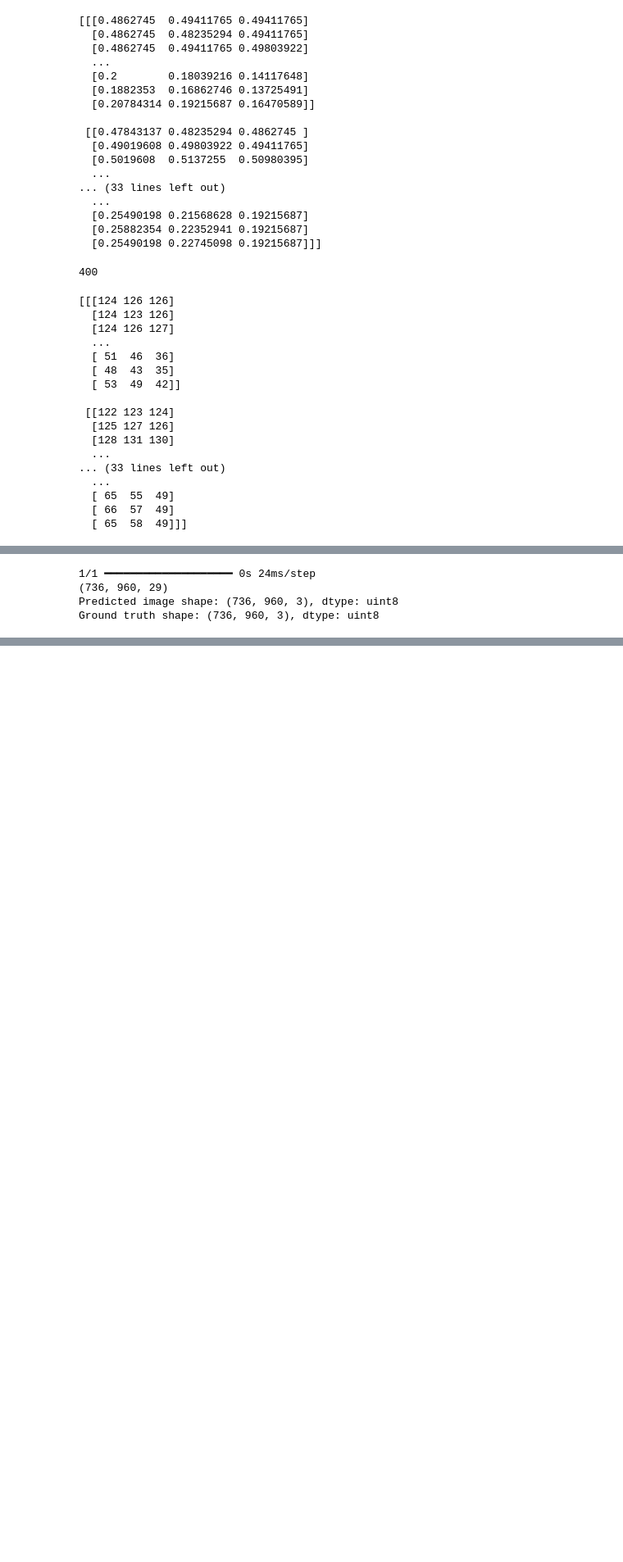
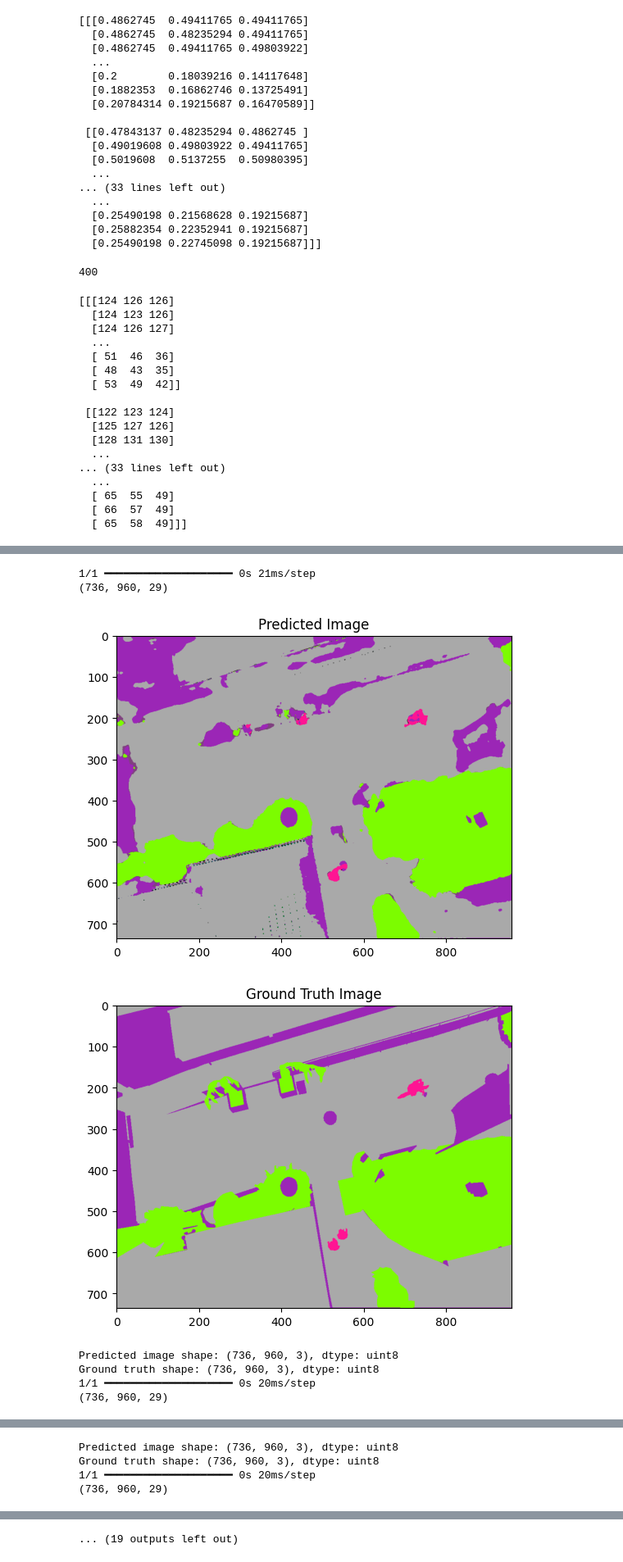
Before and after one commit to Arpitsinghvampire/computer_vision, a Jupyter notebook: drone-dataset.ipynb, the cells around one changed output, grey strips where cells are left out. Shown at 82% size. Cells and saved outputs as stored; diff of their text form; code cells hidden in the pictures; blank space fills up the shorter version.

```diff
--- a/drone-dataset.ipynb
+++ b/drone-dataset.ipynb
@@ -410,7 +411,7 @@ Model: "functional"
 import tensorflow as tf
 import keras.backend as K
 
-def iou_score(y_true, y_pred):
+def modified_iou_score(y_true, y_pred):
     # Cast tensors to float32
     y_true = tf.cast(y_true, tf.float32)
     y_pred = tf.cast(y_pred, tf.float32)
@@ -429,16 +430,16 @@ def iou_score(y_true, y_pred):
     iou = intersection / (union + tf.keras.backend.epsilon())
 
     # Return mean IoU across all classes
-    return tf.reduce_mean(iou)
+    return 10000*tf.reduce_mean(iou)
 
 
 
 
 
 def iou_loss(y_true, y_pred, smooth=1e-6):
-    return 1- iou_score(y_true,y_pred)
+    return 10000- modified_iou_score(y_true,y_pred)
 # %%
-def dice_score(y_true, y_pred, smooth=1e-6):
+def modified_dice_score(y_true, y_pred, smooth=1e-6):
     """
     Dice Loss for semantic segmentation.
 
@@ -463,7 +464,7 @@ def dice_score(y_true, y_pred, smooth=1e-6):
 
     # Dice coefficient
     dice = (2. * intersection + smooth) / (union + smooth)
-    return dice
+    return 10000*dice
 
 
 def dice_loss(y_true, y_pred, smooth=1e-6):
@@ -479,13 +480,13 @@ def dice_loss(y_true, y_pred, smooth=1e-6):
         Dice loss value.
     """
 
-    return 1 - dice_score(y_true, y_pred, smooth)
+    return 10000 - modified_dice_score(y_true, y_pred, smooth)
 # %%
 #now we will try to train the attention infused unet model with the data
 #for this we will try to use the iou and the dice score as the metrics
 from keras.optimizers import Adam
 
-teacher_model.compile(metrics = [iou_score,dice_score],optimizer= Adam(learning_rate = 0.0001),loss =[iou_loss,dice_loss])
+teacher_model.compile(metrics = [modified_iou_score,modified_dice_score],optimizer= Adam(learning_rate = 0.001),loss =[iou_loss,dice_loss])
 # %%
 #now lets partition the data
 first_training = denormalized_original_image[:80]
@@ -498,5 +499,5 @@ validation_set_original = denormalized_original_image[130:150]
 validation_set_semantic = class_list[130:150]
 # %%
 #now lets fit the model
-history = teacher_model.fit(first_training,first_training_semantic,validation_data = (validation_set_original,validation_set_semantic),verbose = 1  , batch_size = 2, epochs = 100)
+history = teacher_model.fit(first_training,first_training_semantic,validation_data = (validation_set_original,validation_set_semantic),verbose = 1  , batch_size = 5 , epochs = 500)
 # %% [output]
@@ -557,44 +557,58 @@ def convert_classes_to_rgb(one_hot_encoded):
 
     height, width, num_classes = one_hot_encoded.shape
 
     # Get the class indices using argmax
     class_indices = np.argmax(one_hot_encoded, axis=-1)
 
     # Create an empty RGB image
     rgb_image = np.zeros((height, width, 3), dtype=np.uint8)
 
     # Convert class indices to RGB values
     for i in range(height):
         for j in range(width):
             class_index = class_indices[i, j]
             rgb_image[i, j] = CLASS_TO_COLOR.get(class_index, (0, 0, 0))  # Default to black if not found
 
     return rgb_image
 
 
 # Example usage
+for k in range(10):
 
-sol = np.expand_dims(second_training[0],axis = 0)
+    sol = np.expand_dims(second_training[k],axis = 0)
 
-prediction = teacher_model.predict(sol)
-prediction = prediction[0]
+    prediction = teacher_model.predict(sol)
+    prediction = prediction[0]
 
-prediction = np.asarray(prediction)
-#now we downcast the size of the array
-prediction = prediction.squeeze()
+    prediction = np.asarray(prediction)
+    #now we downcast the size of the array
+    prediction = prediction.squeeze()
 
-print(prediction.shape)
+    print(prediction.shape)
 
 
 
-rgb_image = convert_classes_to_rgb(prediction)
+    rgb_image = convert_classes_to_rgb(prediction)
 
-rgb_image1 = convert_classes_to_rgb(second_training_semantic[0])
+    rgb_image1 = convert_classes_to_rgb(second_training_semantic[k])
 
-print(f"Predicted image shape: {rgb_image.shape}, dtype: {rgb_image.dtype}")
-print(f"Ground truth shape: {rgb_image1.shape}, dtype: {rgb_image1.dtype}")
+    plt.imshow(rgb_image)
+    plt.title("Predicted Image")
+    plt.show()
+
+    plt.imshow(rgb_image1)
+    plt.title("Ground Truth Image")
+    plt.show()
+
+
+    print(f"Predicted image shape: {rgb_image.shape}, dtype: {rgb_image.dtype}")
+    print(f"Ground truth shape: {rgb_image1.shape}, dtype: {rgb_image1.dtype}")
 # %% [output]
-1/1 ━━━━━━━━━━━━━━━━━━━━ 0s 24ms/step
+1/1 ━━━━━━━━━━━━━━━━━━━━ 0s 21ms/step
 (736, 960, 29)
-Predicted image shape: (736, 960, 3), dtype: uint8
-Ground truth shape: (736, 960, 3), dtype: uint8
+[figure, added]
+[figure, added]
+Predicted image shape: (736, 960, 3), dtype: uint8
+Ground truth shape: (736, 960, 3), dtype: uint8
+1/1 ━━━━━━━━━━━━━━━━━━━━ 0s 20ms/step
+(736, 960, 29)
@@ -600,0 +617,4 @@ Ground truth shape: (736, 960, 3), dtype: uint8
+Predicted image shape: (736, 960, 3), dtype: uint8
+Ground truth shape: (736, 960, 3), dtype: uint8
+1/1 ━━━━━━━━━━━━━━━━━━━━ 0s 20ms/step
+(736, 960, 29)
@@ -600,0 +629 @@ Ground truth shape: (736, 960, 3), dtype: uint8
+... (19 outputs left out)
```
Also changed, not shown: parts of 12 cells of this notebook.
